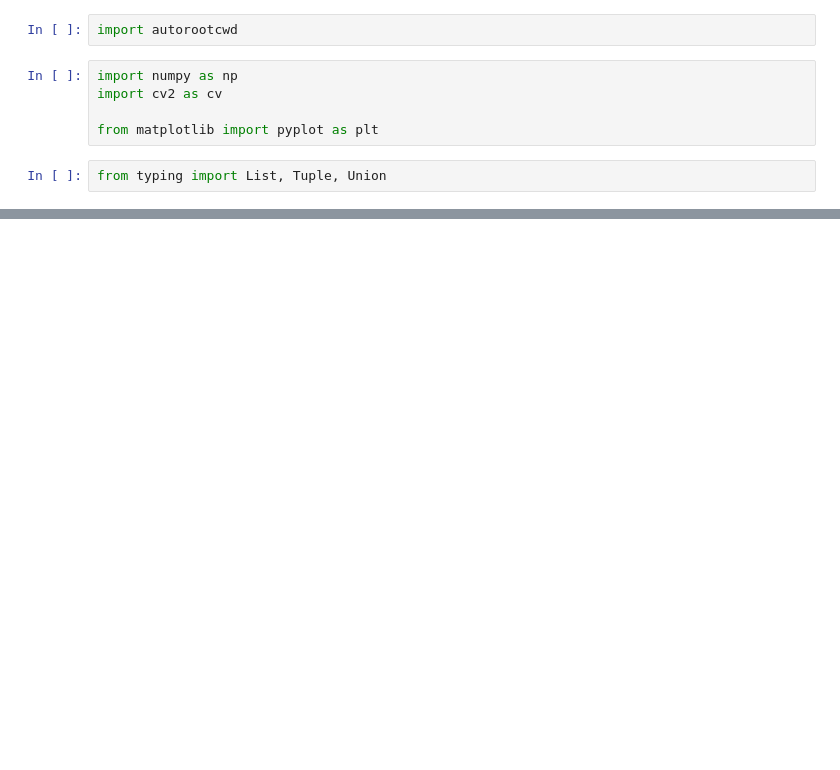
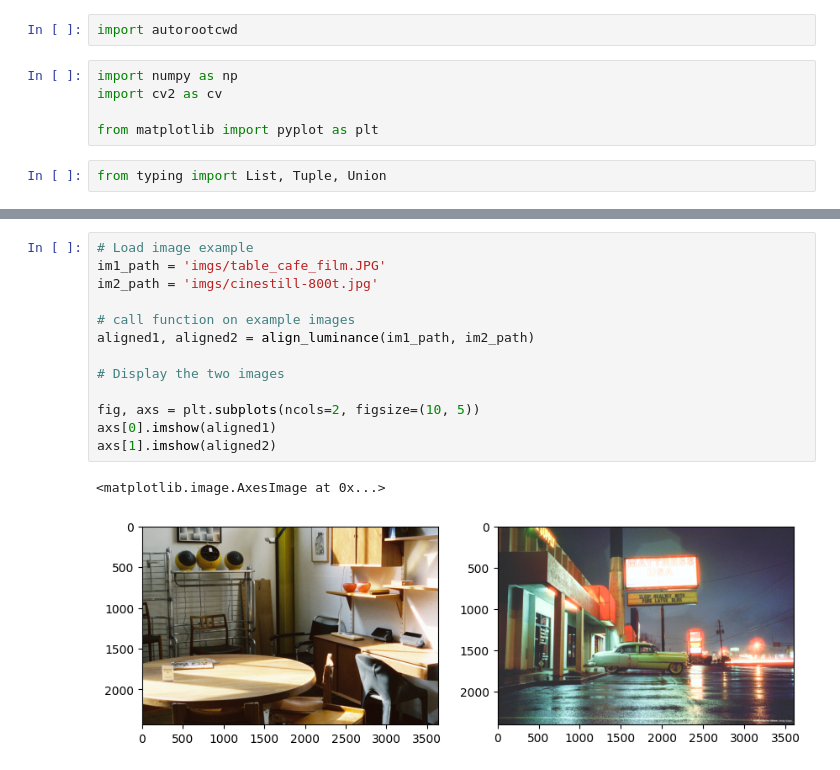
Before and after one commit to mikasenghaas/sillystill, a Jupyter notebook: notebooks/2.0-range-align.ipynb, the cells around one changed output, grey strips where cells are left out. Drawn from its saved outputs; the diff is of its cells as text; blank space fills up the shorter version.

```diff
--- a/notebooks/2.0-range-align.ipynb
+++ b/notebooks/2.0-range-align.ipynb
@@ -58,0 +80,16 @@ axs[1].imshow(aligned2)
+# %%
+# Load image example
+im1_path = 'imgs/table_cafe_film.JPG'
+im2_path = 'imgs/cinestill-800t.jpg'
+
+# call function on example images
+aligned1, aligned2 = align_luminance(im1_path, im2_path)
+
+# Display the two images
+
+fig, axs = plt.subplots(ncols=2, figsize=(10, 5))
+axs[0].imshow(aligned1)
+axs[1].imshow(aligned2)
+# %% [output]
+<matplotlib.image.AxesImage at 0x...>
+[figure, added]
```
Also changed, not shown: parts of 4 cells of this notebook.
